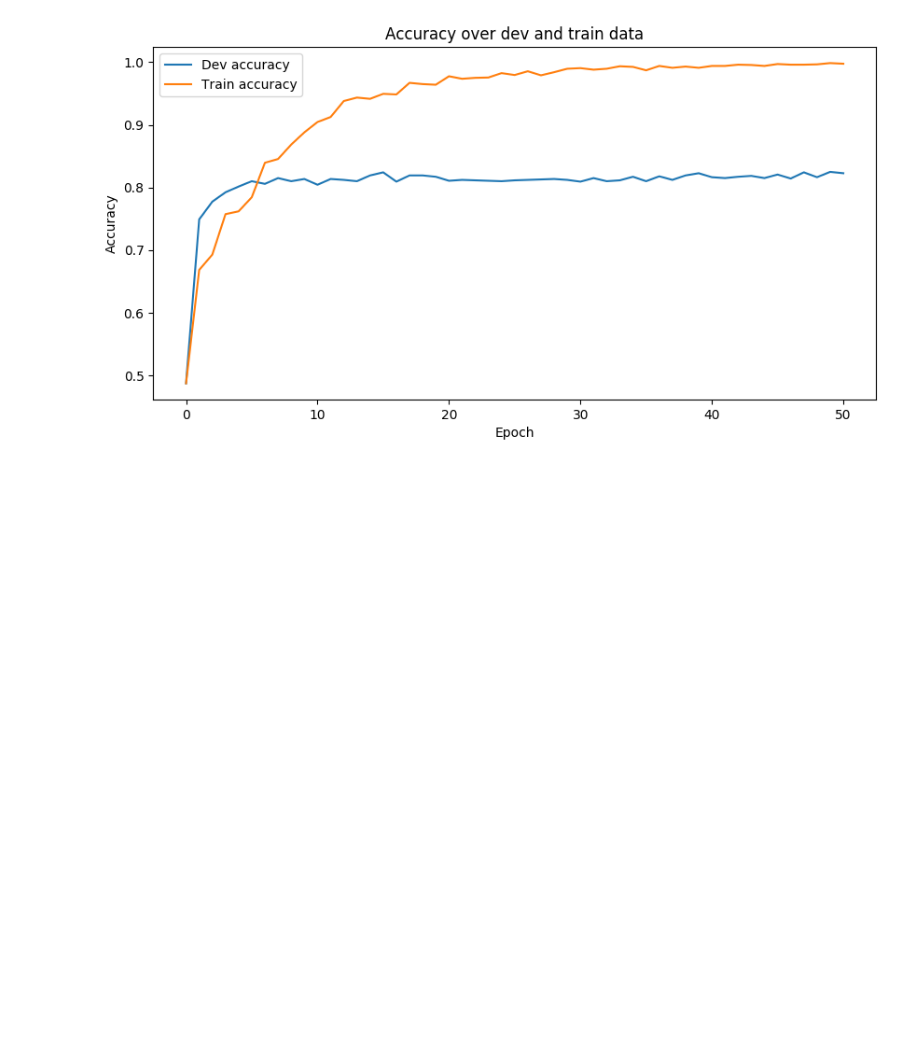
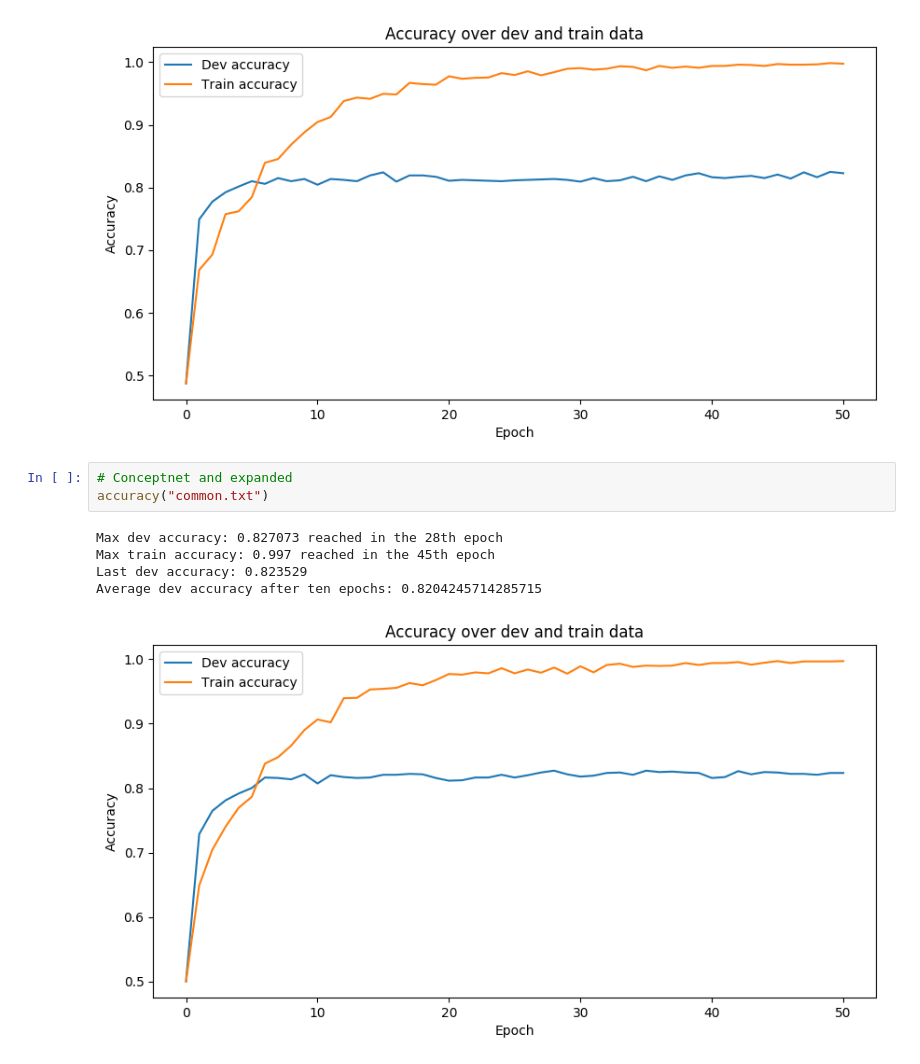
Before and after one commit to GKingA/commonsense-rc, a Jupyter notebook: statistics/commonsense_learning.ipynb, the cells around one changed output. Drawn from its saved outputs; the diff is of its cells as text; blank space fills up the shorter version.

```diff
--- a/statistics/commonsense_learning.ipynb
+++ b/statistics/commonsense_learning.ipynb
@@ -81,3 +83,12 @@ Max train accuracy: 0.9985 reached in the 49th epoch
 Last dev accuracy: 0.822821
 Average dev accuracy after ten epochs: 0.8150248333333333
 [figure]
+# %%
+# Conceptnet and expanded
+accuracy("common.txt")
+# %% [output]
+Max dev accuracy: 0.827073 reached in the 28th epoch
+Max train accuracy: 0.997 reached in the 45th epoch
+Last dev accuracy: 0.823529
+Average dev accuracy after ten epochs: 0.8204245714285715
+[figure, added]
```
Also changed, not shown: parts of 1 cell of this notebook, 1 other file.
